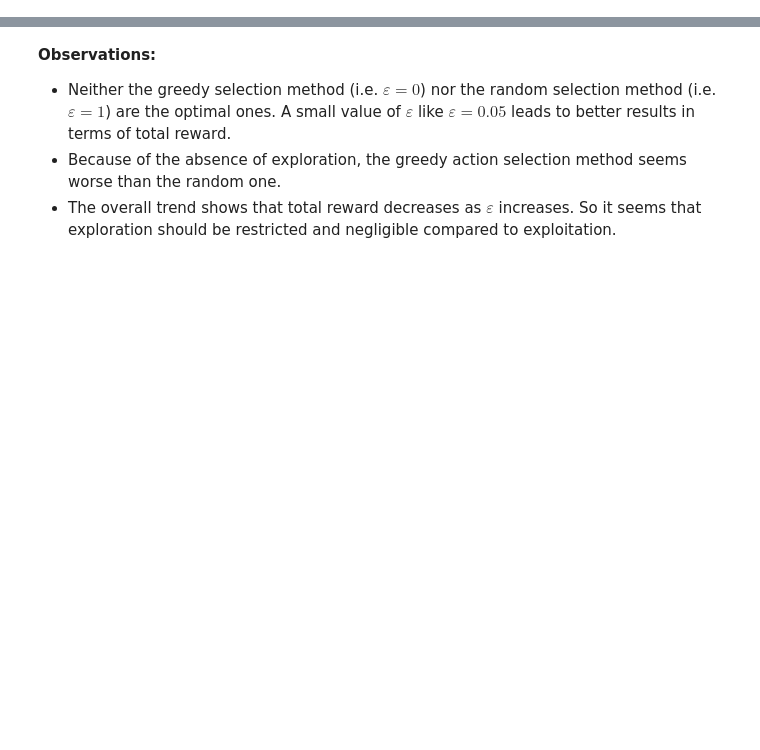
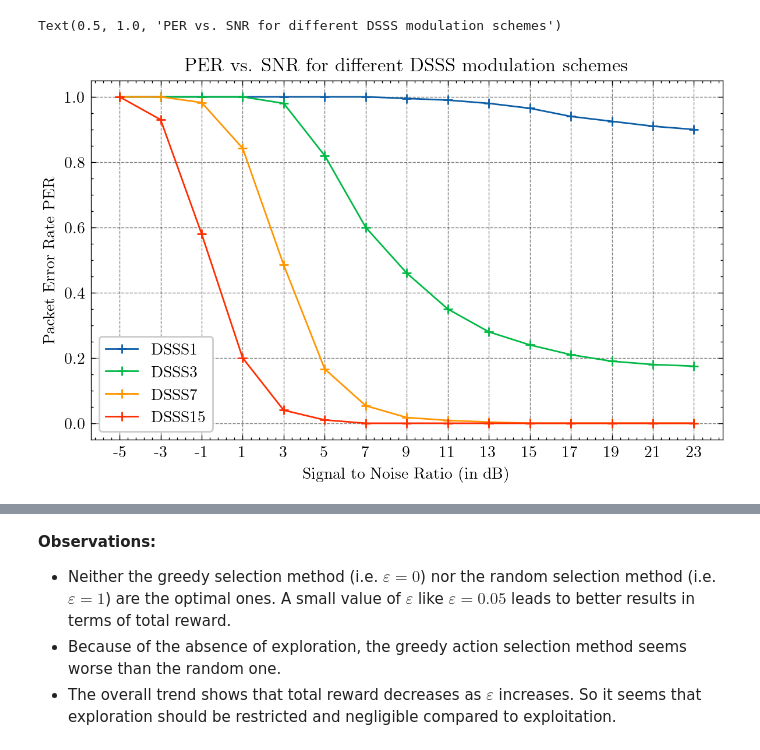
Before and after one commit to ThomasAussagues/uwa_reinforcement_learning, a Jupyter notebook: tep_vs_snr_stationary.ipynb, the cells around one changed output, grey strips where cells are left out. Cells and saved outputs as stored; diff of their text form; code cells hidden in the pictures; blank space fills up the shorter version.

```diff
--- a/tep_vs_snr_stationary.ipynb
+++ b/tep_vs_snr_stationary.ipynb
@@ -20,0 +27,10 @@ Selected SNR : -3.0 dB
+# %%
+df = pd.read_csv('data/TEP_vs_SNR.csv')
+labels = ["DSSS1", "DSSS3", "DSSS7", "DSSS15"]
+
+df_per = pd.DataFrame()
+df_per['SNR'] = df.T.index[1:]
+df_per['TEP_DSSS1'] = df.T[0].to_list()[1:]
+df_per['TEP_DSSS3'] = df.T[1].to_list()[1:]
+df_per['TEP_DSSS7'] = df.T[2].to_list()[1:]
+df_per['TEP_DSSS15'] = df.T[3].to_list()[1:]
@@ -21 +45,12 @@ Selected SNR : -3.0 dB
+# %%
+plt.figure(figsize=(7,4), dpi=200)
+for k in range(4) :
+    plt.plot(df_per['SNR'], df_per['TEP_' + labels[k]], label = labels[k], marker = "+")
+plt.xlabel("Signal to Noise Ratio (in dB)")
+plt.ylabel("Packet Error Rate PER")
+plt.legend(loc="best")
+plt.title("PER vs. SNR for different DSSS modulation schemes")
+# %% [output]
+Text(0.5, 1.0, 'PER vs. SNR for different DSSS modulation schemes')
+[figure, added]
 # %%
```
Also changed, not shown: parts of 31 cells of this notebook.
